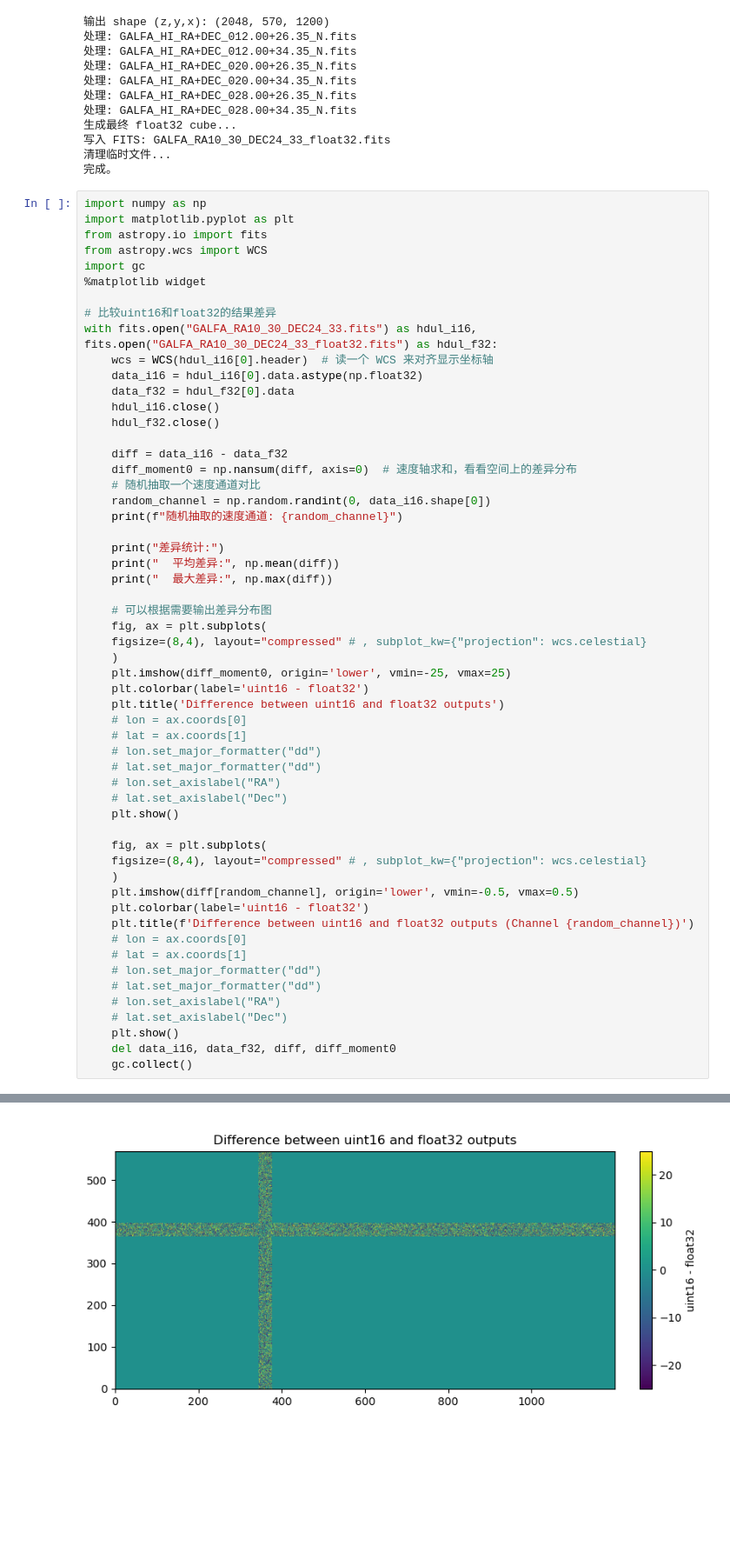
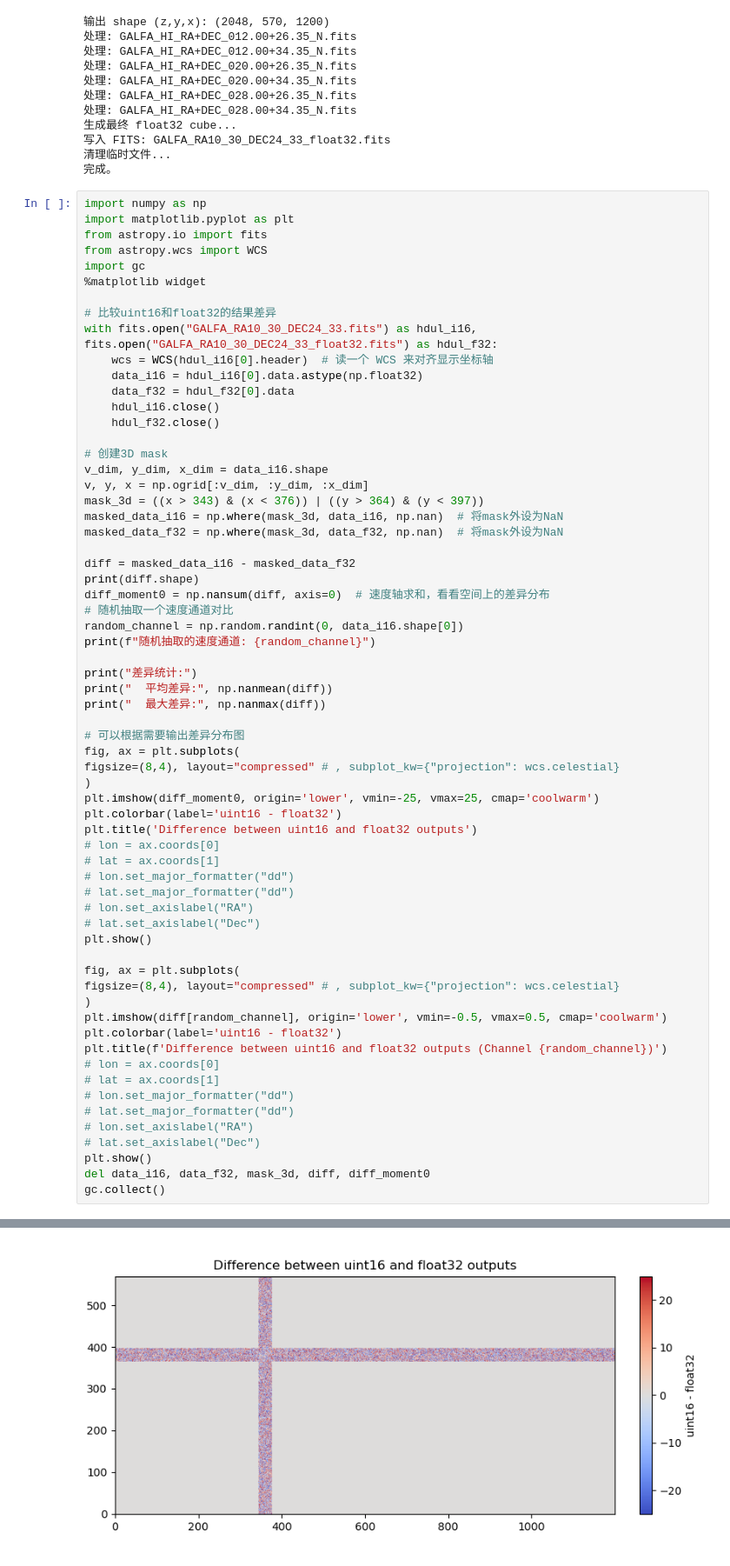
Before and after one commit to Firestar-Reimu/HVC-catalog, a Jupyter notebook: GALFA/mosaic_galfa.ipynb, the cells around one changed output, grey strips where cells are left out. Shown at 87% size. Saved outputs shown, nothing was run; the diff lists cells and outputs as text; blank space fills up the shorter version.

```diff
--- a/GALFA/mosaic_galfa.ipynb
+++ b/GALFA/mosaic_galfa.ipynb
@@ -482,44 +189,52 @@ with fits.open("GALFA_RA10_30_DEC24_33.fits") as hdul_i16, fits.open("GALFA_RA10
     hdul_i16.close()
     hdul_f32.close()
 
-    diff = data_i16 - data_f32
-    diff_moment0 = np.nansum(diff, axis=0)  # 速度轴求和，看看空间上的差异分布
-    # 随机抽取一个速度通道对比
-    random_channel = np.random.randint(0, data_i16.shape[0])
-    print(f"随机抽取的速度通道: {random_channel}")
+# 创建3D mask
+v_dim, y_dim, x_dim = data_i16.shape
+v, y, x = np.ogrid[:v_dim, :y_dim, :x_dim]
+mask_3d = ((x > 343) & (x < 376)) | ((y > 364) & (y < 397))
+masked_data_i16 = np.where(mask_3d, data_i16, np.nan)  # 将mask外设为NaN
+masked_data_f32 = np.where(mask_3d, data_f32, np.nan)  # 将mask外设为NaN
 
-    print("差异统计:")
-    print("  平均差异:", np.mean(diff))
-    print("  最大差异:", np.max(diff))
+diff = masked_data_i16 - masked_data_f32
+print(diff.shape)
+diff_moment0 = np.nansum(diff, axis=0)  # 速度轴求和，看看空间上的差异分布
+# 随机抽取一个速度通道对比
+random_channel = np.random.randint(0, data_i16.shape[0])
+print(f"随机抽取的速度通道: {random_channel}")
 
-    # 可以根据需要输出差异分布图
-    fig, ax = plt.subplots(
-    figsize=(8,4), layout="compressed" # , subplot_kw={"projection": wcs.celestial}
-    )
-    plt.imshow(diff_moment0, origin='lower', vmin=-25, vmax=25)
-    plt.colorbar(label='uint16 - float32')
-    plt.title('Difference between uint16 and float32 outputs')
-    # lon = ax.coords[0]
-    # lat = ax.coords[1]
-    # lon.set_major_formatter("dd")
-    # lat.set_major_formatter("dd")
-    # lon.set_axislabel("RA")
-    # lat.set_axislabel("Dec")
-    plt.show()
+print("差异统计:")
+print("  平均差异:", np.nanmean(diff))
+print("  最大差异:", np.nanmax(diff))
 
-    fig, ax = plt.subplots(
-    figsize=(8,4), layout="compressed" # , subplot_kw={"projection": wcs.celestial}
-    )
-    plt.imshow(diff[random_channel], origin='lower', vmin=-0.5, vmax=0.5)
-    plt.colorbar(label='uint16 - float32')
-    plt.title(f'Difference between uint16 and float32 outputs (Channel {random_channel})')
-    # lon = ax.coords[0]
-    # lat = ax.coords[1]
-    # lon.set_major_formatter("dd")
-    # lat.set_major_formatter("dd")
-    # lon.set_axislabel("RA")
-    # lat.set_axislabel("Dec")
-    plt.show()
-    del data_i16, data_f32, diff, diff_moment0
-    gc.collect()
+# 可以根据需要输出差异分布图
+fig, ax = plt.subplots(
+figsize=(8,4), layout="compressed" # , subplot_kw={"projection": wcs.celestial}
+)
+plt.imshow(diff_moment0, origin='lower', vmin=-25, vmax=25, cmap='coolwarm')
+plt.colorbar(label='uint16 - float32')
+plt.title('Difference between uint16 and float32 outputs')
+# lon = ax.coords[0]
+# lat = ax.coords[1]
+# lon.set_major_formatter("dd")
+# lat.set_major_formatter("dd")
+# lon.set_axislabel("RA")
+# lat.set_axislabel("Dec")
+plt.show()
+
+fig, ax = plt.subplots(
+figsize=(8,4), layout="compressed" # , subplot_kw={"projection": wcs.celestial}
+)
+plt.imshow(diff[random_channel], origin='lower', vmin=-0.5, vmax=0.5, cmap='coolwarm')
+plt.colorbar(label='uint16 - float32')
+plt.title(f'Difference between uint16 and float32 outputs (Channel {random_channel})')
+# lon = ax.coords[0]
+# lat = ax.coords[1]
+# lon.set_major_formatter("dd")
+# lat.set_major_formatter("dd")
+# lon.set_axislabel("RA")
+# lat.set_axislabel("Dec")
+plt.show()
+del data_i16, data_f32, mask_3d, diff, diff_moment0
+gc.collect()
 # %% [output]
@@ -529,2 +245,2 @@ with fits.open("GALFA_RA10_30_DEC24_33.fits") as hdul_i16, fits.open("GALFA_RA10
   最大差异: 0.5
-[figure, old version]
+[figure, new version]
```
Also changed, not shown: parts of 2 cells of this notebook.
